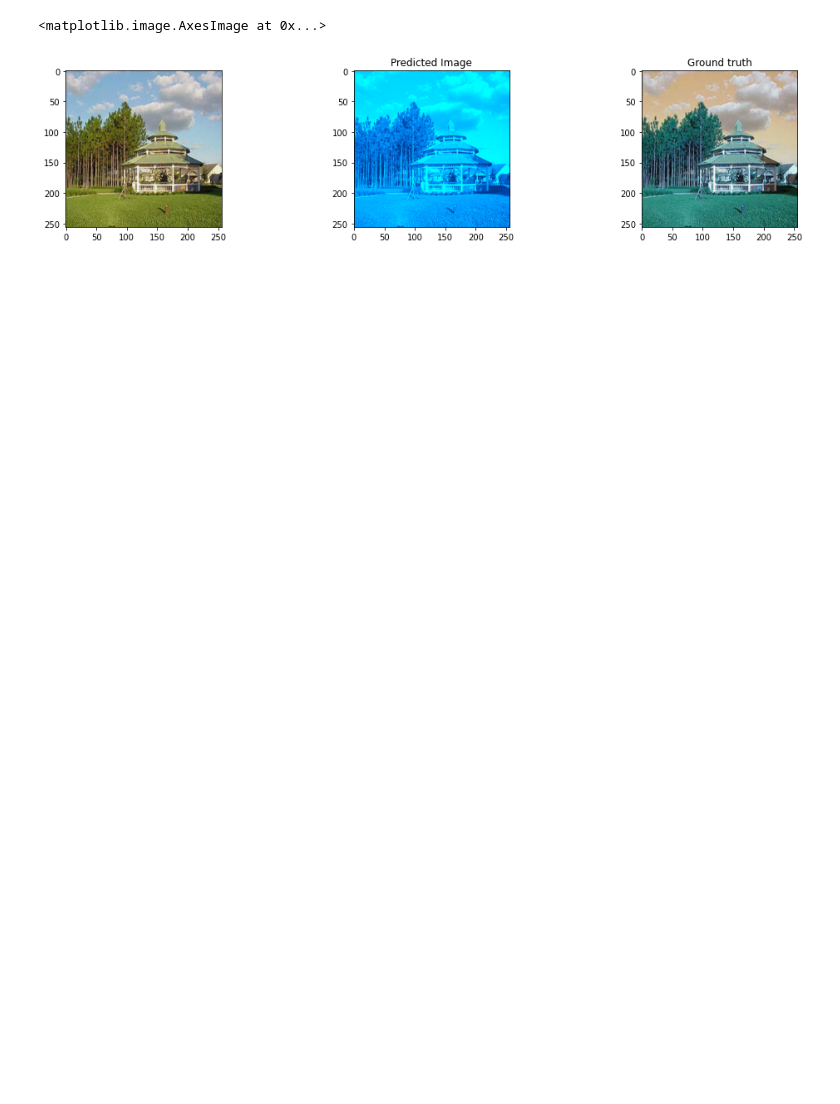
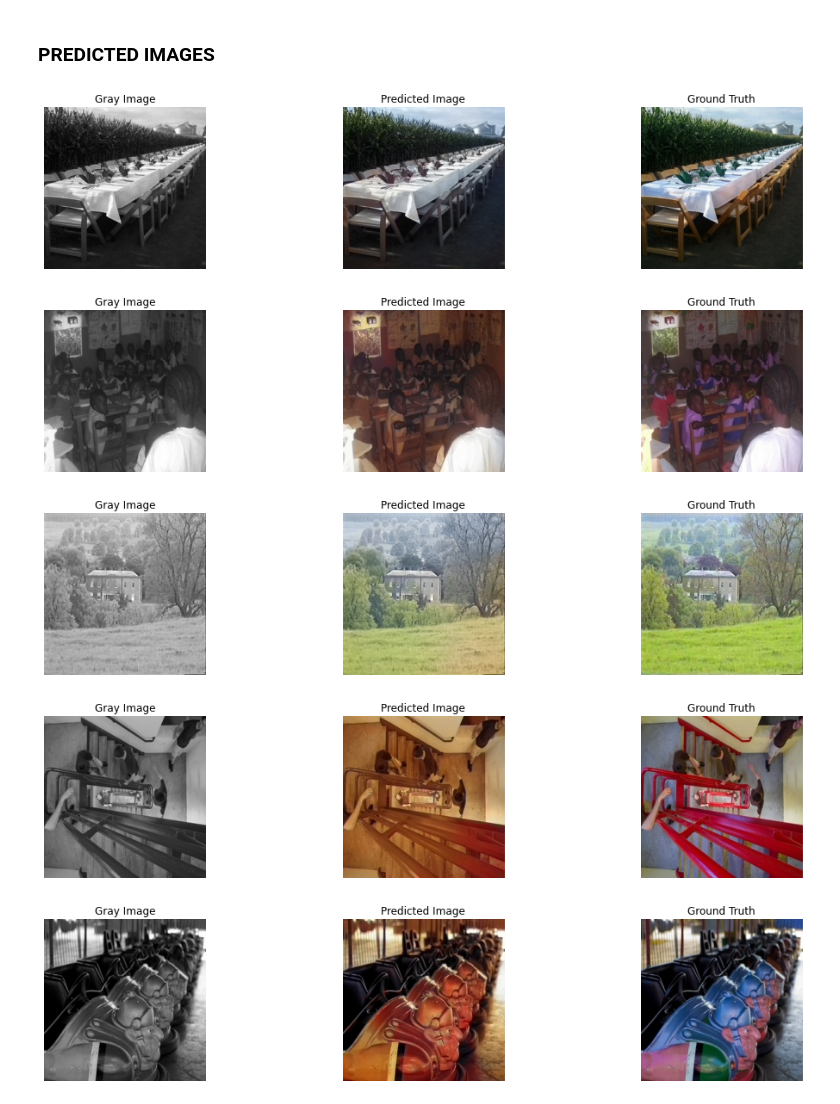
Before and after one commit to RohitJam/ImmageColoring, a Jupyter notebook: Image_coloring_Provision1.ipynb, the cells around one changed output. Saved outputs shown, nothing was run; the diff lists cells and outputs as text; code cells hidden in the pictures; blank space fills up the shorter version.

```diff
--- a/Image_coloring_Provision1.ipynb
+++ b/Image_coloring_Provision1.ipynb
@@ -208,8 +224,8 @@ _________________________________________________________________
 # %%
 def GenerateInputs(X_,y_):
     for i in range(len(X_)):
-        X_input = X_[i].reshape(1,256,256,1)
-        y_input = y_[i].reshape(1,256,256,2)
+        X_input = X_[i].reshape(1,HEIGHT,WIDTH,1)
+        y_input = y_[i].reshape(1,HEIGHT,WIDTH,2)
         yield (X_input,y_input)
-Model_Colourization.fit(GenerateInputs(X_,y_),epochs=2,verbose=1,steps_per_epoch=10,shuffle=True)
+hist = Model_Colourization.fit(GenerateInputs(X_,y_), epochs = 25, verbose = 1, steps_per_epoch = 513, batch_size = 64, shuffle = True)
 # %% [output]
@@ -226,18 +248,0 @@ TestImagePath
-# %%
-def ExtractTestInput(ImagePath):
-    img = cv2.imread(ImagePath)
-    img = cv2.cvtColor(img, cv2.COLOR_BGR2RGB)
-    img_ = cv2.cvtColor(img, cv2.COLOR_RGB2Lab)
-    img_=img_.astype(np.float32)
-    img_lab_rs = cv2.resize(img_, (WIDTH, HEIGHT)) # resize image to network input size
-    img_l = img_lab_rs[:,:,0] # pull out L channel
-    img_l_reshaped = img_l.reshape(1,256,256,1)
-
-    return img_l_reshaped
-# %%
-ImagePath=TestImagePath
-# plt.imshow(cv2.imread(ImagePath))
-image_for_test = ExtractTestInput(ImagePath)
-Prediction = Model_Colourization.predict(image_for_test)
-Prediction = Prediction*110
-Prediction=Prediction.reshape(256,256,2)
@@ -272,31 +292,14 @@ plt.imshow(img_1)
-# %%
-TestImagePath=data[9]
-ImagePath=data[1]
-# plt.imshow(cv2.imread(ImagePath))
-image_for_test = ExtractTestInput(ImagePath)
-Prediction = Model_Colourization.predict(image_for_test)
-Prediction = Prediction*110
-Prediction=Prediction.reshape(256,256,2)
-
-plt.figure(figsize=(30,20))
-plt.subplot(5,5,1)
-img_1 = cv2.imread(TestImagePath)
-img_1 = cv2.resize(img_1, (256, 256))
-img = cv2.cvtColor(img_1,cv2.COLOR_BGR2RGB)
-img = cv2.resize(img, (256, 256))
-plt.imshow(img)
-
-plt.subplot(5,5,1+1)
-img_ = cv2.cvtColor(img, cv2.COLOR_RGB2Lab)
-img_[:,:,1:] = Prediction
-# plt.imshow(img_)
-img_ = cv2.cvtColor(img_, cv2.COLOR_Lab2RGB)
-plt.title("Predicted Image")
-plt.imshow(img_)
-
-plt.subplot(5,5,1+2)
-plt.title("Ground truth")
-plt.imshow(img_1)
-# %% [output]
-<matplotlib.image.AxesImage at 0x...>
-[figure, removed]
+# %% [markdown]
+### PREDICTED IMAGES
+# %%
+PrintImage(testdata[0])
+PrintImage(testdata[1])
+PrintImage(testdata[2])
+PrintImage(testdata[3])
+PrintImage(testdata[4])
+# %% [output]
+[figure, added]
+[figure, added]
+[figure, added]
+[figure, added]
+[figure, added]
```
Also changed, not shown: parts of 19 cells of this notebook.
